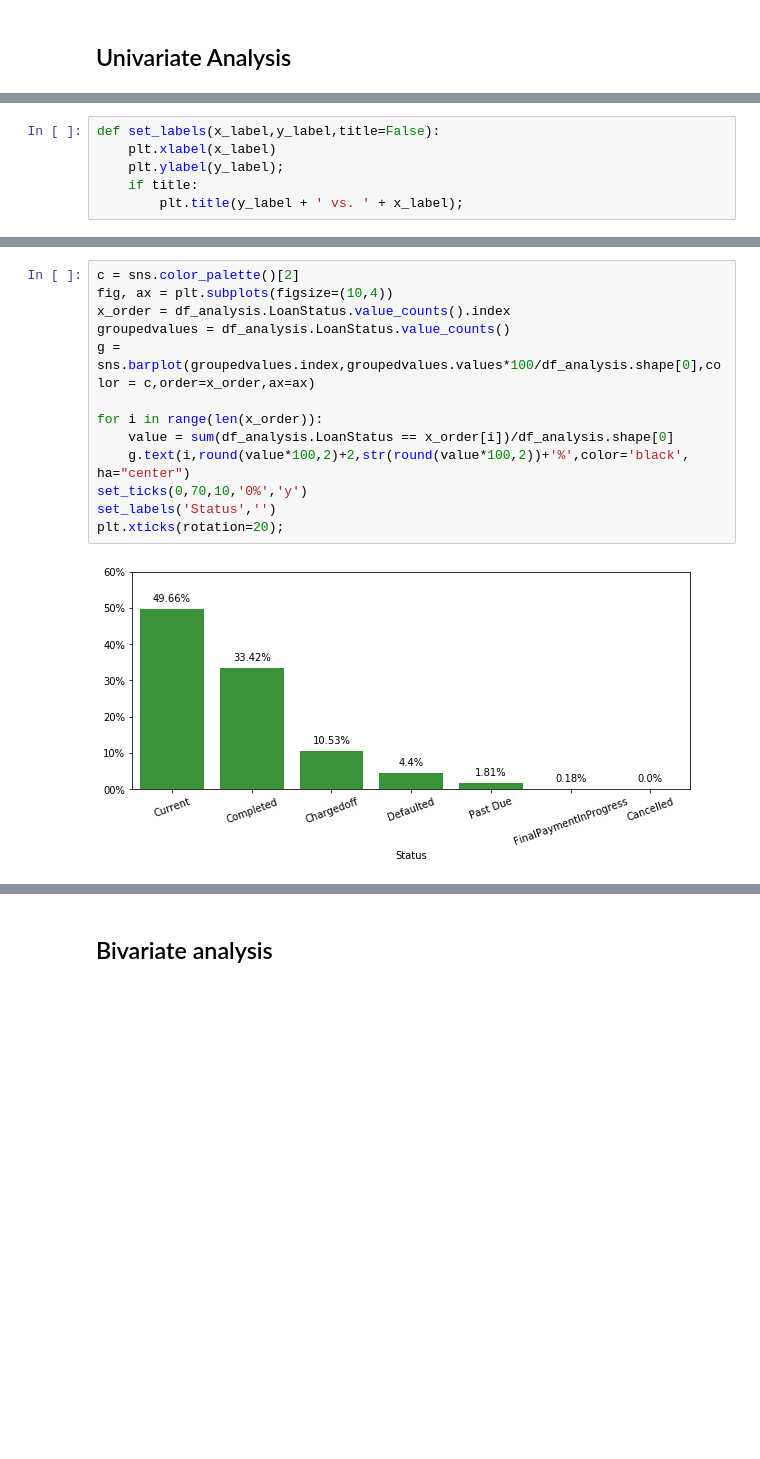
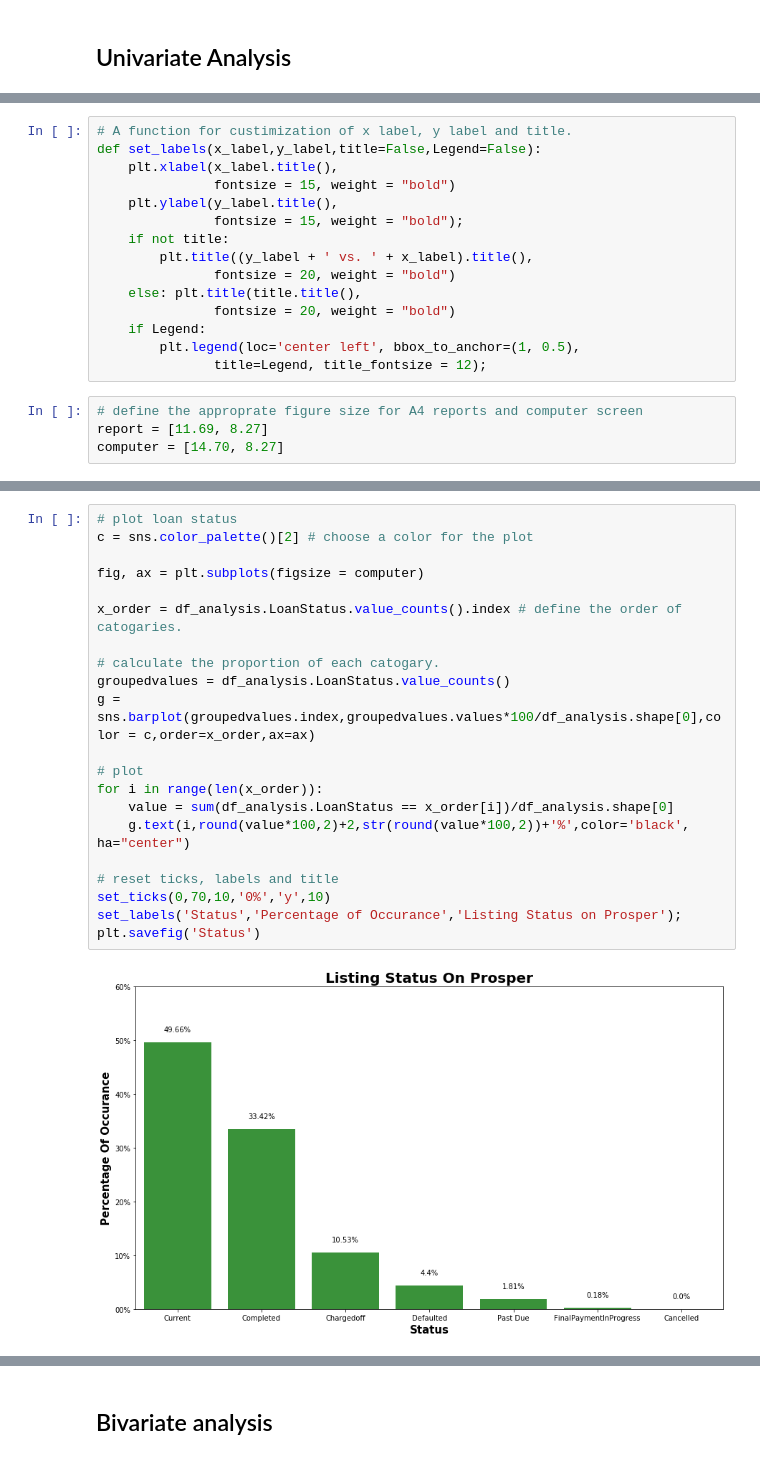
Before and after one commit to Jinning-beep/Udacity_data_analyst_projects, a Jupyter notebook: Project 5/exploratory_act.ipynb, the cells around one changed output, grey strips where cells are left out. Cells and saved outputs as stored; diff of their text form; blank space fills up the shorter version.

```diff
--- a/Project 5/exploratory_act.ipynb
+++ b/Project 5/exploratory_act.ipynb
@@ -197,9 +222,3 @@ def set_ticks(upper,lower,step,unit,axis):
         plt.xticks(ticks,labels)
     if axis == 'y':
         plt.yticks(ticks,labels)
-# %%
-def set_labels(x_label,y_label,title=False):
-    plt.xlabel(x_label)
-    plt.ylabel(y_label);
-    if title:
-        plt.title(y_label + ' vs. ' + x_label);
@@ -207,0 +225,19 @@ def set_labels(x_label,y_label,title=False):
+# %%
+# A function for custimization of x label, y label and title.
+def set_labels(x_label,y_label,title=False,Legend=False):
+    plt.xlabel(x_label.title(),
+               fontsize = 15, weight = "bold")
+    plt.ylabel(y_label.title(),
+               fontsize = 15, weight = "bold");
+    if not title:
+        plt.title((y_label + ' vs. ' + x_label).title(),
+               fontsize = 20, weight = "bold")
+    else: plt.title(title.title(),
+               fontsize = 20, weight = "bold")
+    if Legend:
+        plt.legend(loc='center left', bbox_to_anchor=(1, 0.5),
+               title=Legend, title_fontsize = 12);
+# %%
+# define the approprate figure size for A4 reports and computer screen
+report = [11.69, 8.27]
+computer = [14.70, 8.27]
@@ -243,15 +281,23 @@ Index(['Current', 'Completed', 'Chargedoff', 'Defaulted', 'Past Due',
 # %%
-c = sns.color_palette()[2]
-fig, ax = plt.subplots(figsize=(10,4))
-x_order = df_analysis.LoanStatus.value_counts().index
+# plot loan status
+c = sns.color_palette()[2] # choose a color for the plot
+
+fig, ax = plt.subplots(figsize = computer)
+
+x_order = df_analysis.LoanStatus.value_counts().index # define the order of catogaries.
+
+# calculate the proportion of each catogary.
 groupedvalues = df_analysis.LoanStatus.value_counts()
 g = sns.barplot(groupedvalues.index,groupedvalues.values*100/df_analysis.shape[0],color = c,order=x_order,ax=ax)
 
+# plot
 for i in range(len(x_order)):
     value = sum(df_analysis.LoanStatus == x_order[i])/df_analysis.shape[0]
     g.text(i,round(value*100,2)+2,str(round(value*100,2))+'%',color='black', ha="center")
-set_ticks(0,70,10,'0%','y')
-set_labels('Status','')
-plt.xticks(rotation=20);
+
+# reset ticks, labels and title
+set_ticks(0,70,10,'0%','y',10)
+set_labels('Status','Percentage of Occurance','Listing Status on Prosper');
+plt.savefig('Status')
 # %% [output]
-[figure, old version]
+[figure, new version]
```
Also changed, not shown: parts of 126 cells of this notebook.
